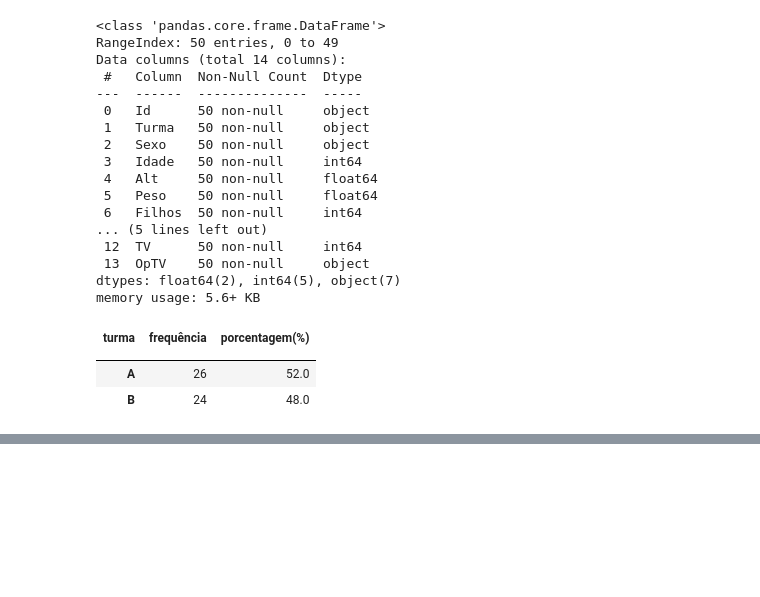
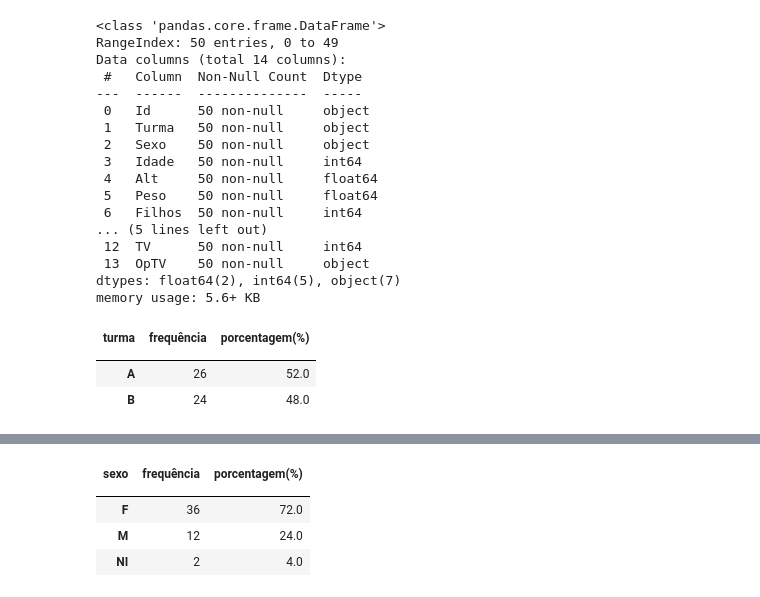
Before and after one commit to alnnu/ProbabilidadeEstatistica, a Jupyter notebook: analise de dados/tarefa1/tarefa1.ipynb, the cells around one changed output, grey strips where cells are left out. Cells and saved outputs as stored; diff of their text form; code cells hidden in the pictures; blank space fills up the shorter version.

Commit message:
add: distribuição de frequência e gáafico de Sexo

```diff
--- a/analise de dados/tarefa1/tarefa1.ipynb
+++ b/analise de dados/tarefa1/tarefa1.ipynb
@@ -54,0 +56,17 @@ plt.pie(turmaFrequenciaPorcentagem, values=turmaFrequenciaPorcentagem, names=['a
+# %%
+sexoFrequencia = dados['Sexo'].value_counts()
+sexoFrequenciaPorcentagem = dados['Sexo'].value_counts(normalize = 'true') * 100
+
+disFrequenciaSexo = pd.DataFrame({'frequência': sexoFrequencia,'porcentagem(%)': sexoFrequenciaPorcentagem})
+
+disFrequenciaSexo.rename_axis('', inplace = True)
+
+disFrequenciaSexo.rename_axis('sexo', axis = 'columns', inplace = True)
+
+disFrequenciaSexo
+# %% [output]
+| sexo | frequência | porcentagem(%) |
+|  |  |  |
+| F | 36 | 72.0 |
+| M | 12 | 24.0 |
+| NI | 2 | 4.0 |
```
Also changed, not shown: parts of 2 cells of this notebook.
